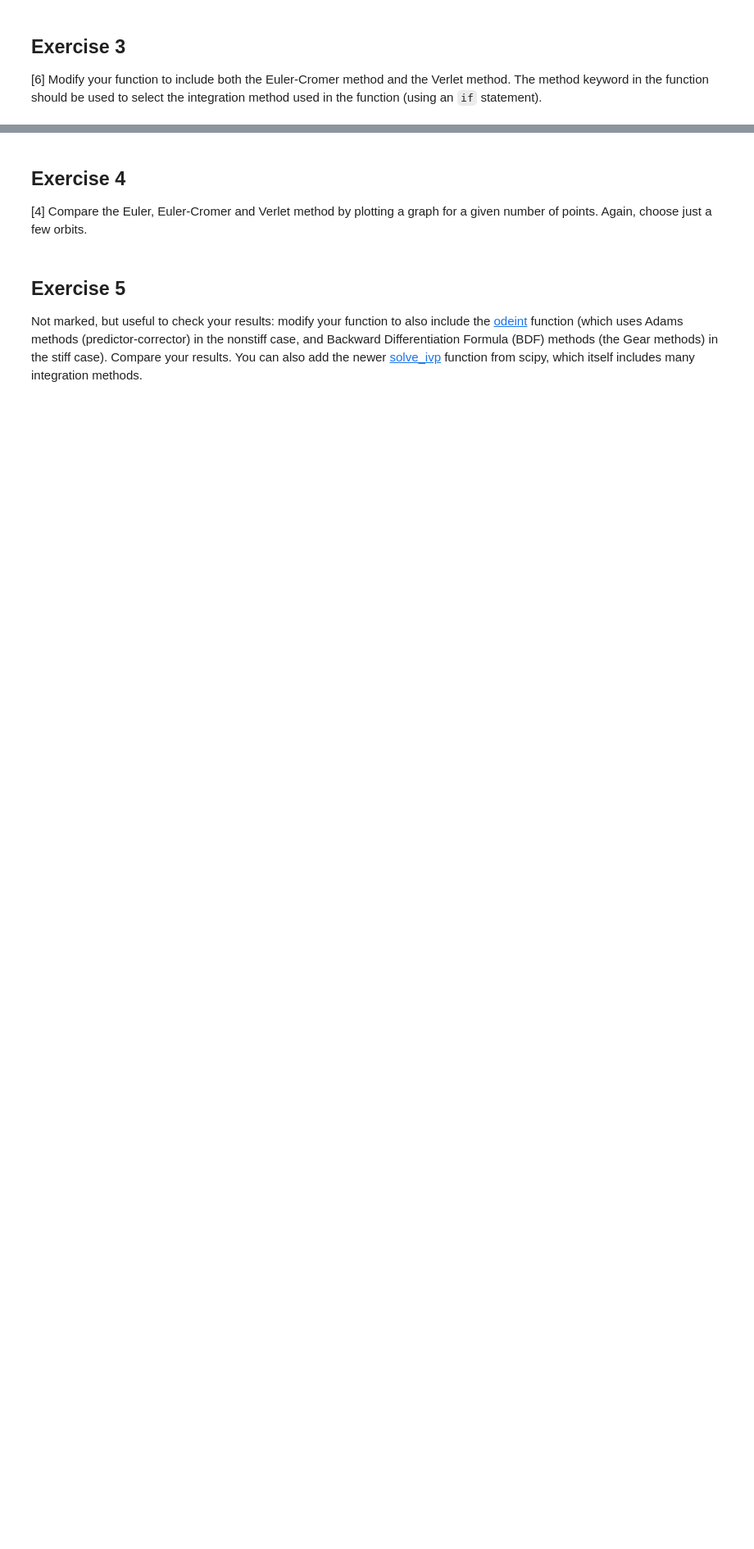
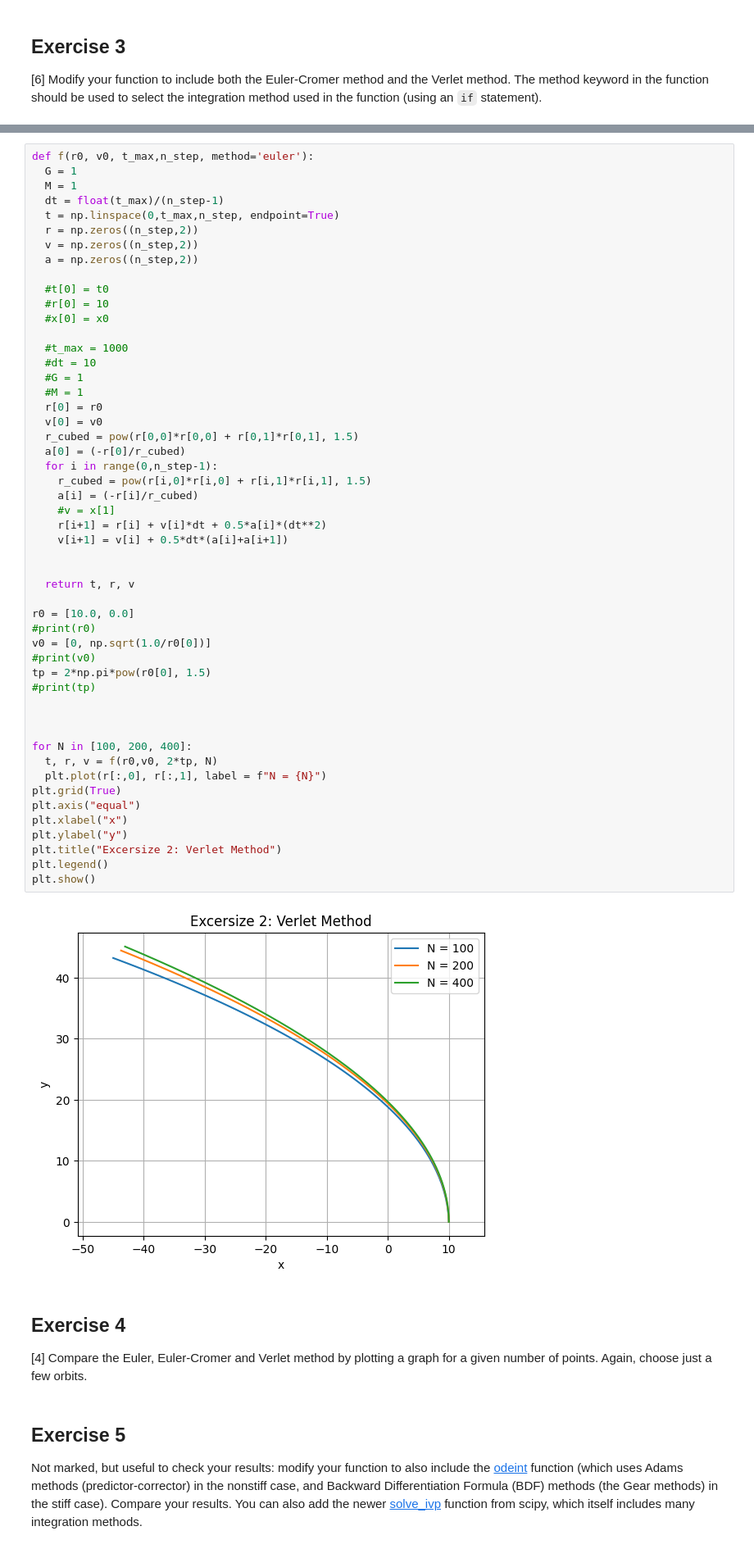
Before and after one commit to PX2145-2025/week-9-b-Medhekar-Anushka, a Jupyter notebook: ODEs_2.ipynb, the cells around one changed output, grey strips where cells are left out. Shown at 82% size. Drawn from its saved outputs; the diff is of its cells as text; blank space fills up the shorter version.

```diff
--- a/ODEs_2.ipynb
+++ b/ODEs_2.ipynb
@@ -489,3 +498,56 @@ plt.show()
+# %%
+def f(r0, v0, t_max,n_step, method='euler'):
+  G = 1
+  M = 1
+  dt = float(t_max)/(n_step-1)
+  t = np.linspace(0,t_max,n_step, endpoint=True)
+  r = np.zeros((n_step,2))
+  v = np.zeros((n_step,2))
+  a = np.zeros((n_step,2))
+
+  #t[0] = t0
+  #r[0] = 10
+  #x[0] = x0
+
+  #t_max = 1000
+  #dt = 10
+  #G = 1
+  #M = 1
+  r[0] = r0
+  v[0] = v0
+  r_cubed = pow(r[0,0]*r[0,0] + r[0,1]*r[0,1], 1.5)
+  a[0] = (-r[0]/r_cubed)
+  for i in range(0,n_step-1):
+    r_cubed = pow(r[i,0]*r[i,0] + r[i,1]*r[i,1], 1.5)
+    a[i] = (-r[i]/r_cubed)
+    #v = x[1]
+    r[i+1] = r[i] + v[i]*dt + 0.5*a[i]*(dt**2)
+    v[i+1] = v[i] + 0.5*dt*(a[i]+a[i+1])
+
+
+  return t, r, v
+
+r0 = [10.0, 0.0]
+#print(r0)
+v0 = [0, np.sqrt(1.0/r0[0])]
+#print(v0)
+tp = 2*np.pi*pow(r0[0], 1.5)
+#print(tp)
+
+
+
+for N in [100, 200, 400]:
+  t, r, v = f(r0,v0, 2*tp, N)
+  plt.plot(r[:,0], r[:,1], label = f"N = {N}")
+plt.grid(True)
+plt.axis("equal")
+plt.xlabel("x")
+plt.ylabel("y")
+plt.title("Excersize 2: Verlet Method")
+plt.legend()
+plt.show()
+# %% [output]
+[figure, added]
 # %% [markdown]
 ## Exercise 4
 
```
Also changed, not shown: parts of 2 cells of this notebook.
